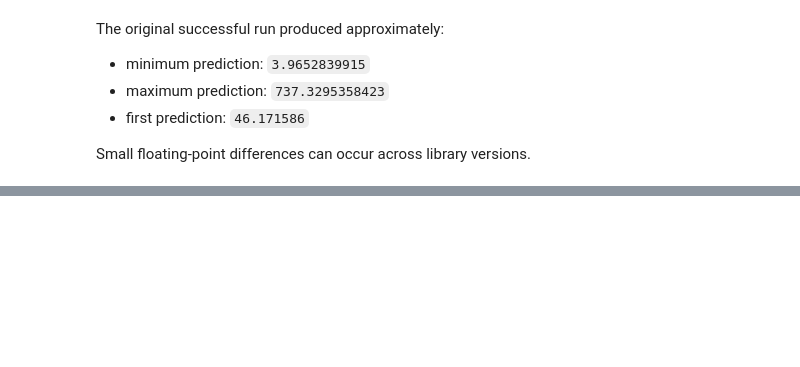
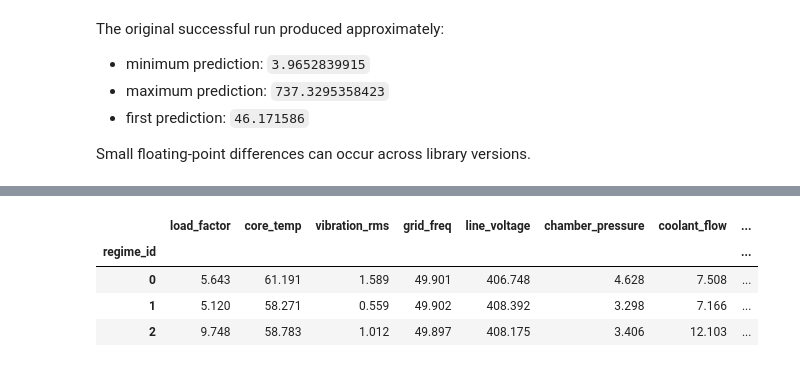
Before and after one commit to rahafabumwise/IEEE-AI-Modeling-Hackathon-2.0-Stage-1-Challenge, a Jupyter notebook: # Experiment 01_Hidden operating regimes.ipynb, the cells around one changed output, grey strips where cells are left out. Cells and saved outputs as stored; diff of their text form; code cells hidden in the pictures; blank space fills up the shorter version.

```diff
--- a/# Experiment 01_Hidden operating regimes.ipynb
+++ b/# Experiment 01_Hidden operating regimes.ipynb
@@ -419,0 +1255,17 @@ files.download("submission_thermal_cat80_lgb20.csv")
+# %%
+regime_feature_medians = (
+    regime_analysis_train
+    .groupby("regime_id")[
+        REGIME_FEATURES
+    ]
+    .median()
+    .round(3)
+)
+
+display(regime_feature_medians)
+# %% [output]
+|  | load_factor | core_temp | vibration_rms | grid_freq | line_voltage | chamber_pressure | coolant_flow | ... |
+| regime_id |  |  |  |  |  |  |  | ... |
+| 0 | 5.643 | 61.191 | 1.589 | 49.901 | 406.748 | 4.628 | 7.508 | ... |
+| 1 | 5.120 | 58.271 | 0.559 | 49.902 | 408.392 | 3.298 | 7.166 | ... |
+| 2 | 9.748 | 58.783 | 1.012 | 49.897 | 408.175 | 3.406 | 12.103 | ... |
```
Also changed, not shown: parts of 29 cells of this notebook.
